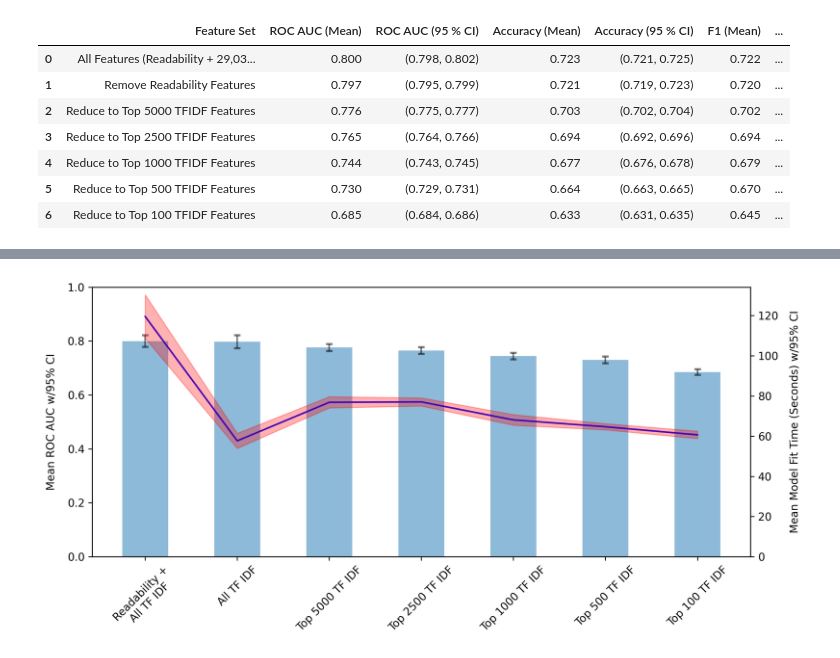
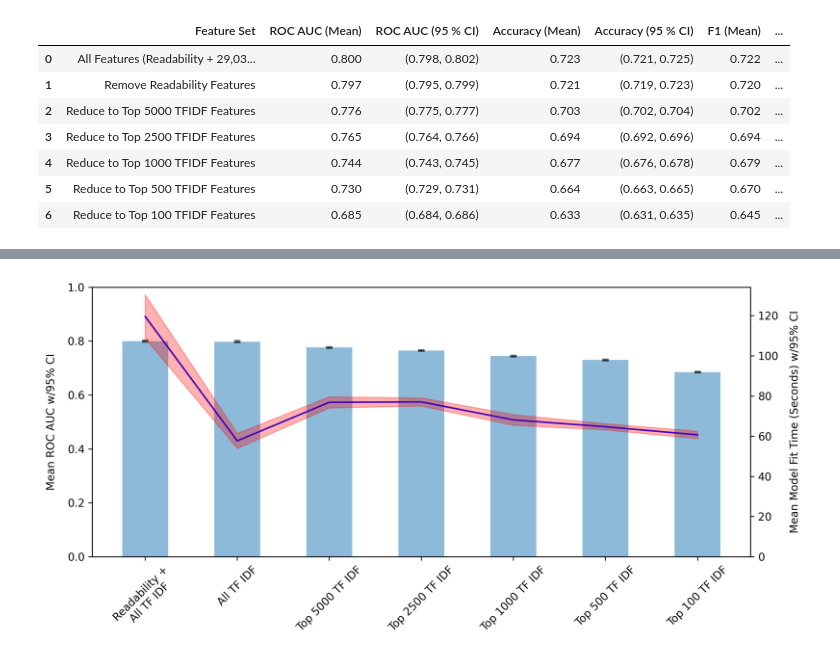
Before and after one commit to Tstrebe2/predicting-text-difficulty, a Jupyter notebook: notebooks/supervised-learning/feature-ablation.ipynb, the cells around one changed output, grey strips where cells are left out. Saved outputs shown, nothing was run; the diff lists cells and outputs as text; code cells hidden in the pictures.

```diff
--- a/notebooks/supervised-learning/feature-ablation.ipynb
+++ b/notebooks/supervised-learning/feature-ablation.ipynb
@@ -244,32 +224,32 @@ for i, model_name in enumerate(cv_result_dict.keys()):
   low_fit_time, high_fit_time = st.t.interval(alpha=0.95, df=y_fit_time.shape[0]-1, loc=y_fit_time_means[i], scale=st.sem(y_fit_time))
   low_auc, high_auc = st.t.interval(alpha=0.95, df=y_auc.shape[0]-1, loc=y_auc_means[i], scale=st.sem(y_auc))
 
   y_fit_time_ci_low[i] = low_fit_time
   y_fit_time_ci_high[i] = high_fit_time
 
   y_auc_ci_low[i] = low_auc
 
 x = list(map(lambda x: x_tick_map[x], cv_result_dict.keys()))
 
 fig = plt.figure(dpi=300, figsize=(10, 4.8))
 ax1 = plt.gca()
 
 ax1.bar(x, y_auc_means, width=.5, alpha=.5, zorder=0)
-ax1.errorbar(x, y_auc_means, yerr=(y_auc_means-y_auc_ci_low)*10, barsabove=True, capsize=3, capthick=2, ecolor='black', color='None', alpha=.5, zorder=1)
+ax1.errorbar(x, y_auc_means, yerr=(y_auc_means-y_auc_ci_low), barsabove=True, capsize=3, capthick=2, ecolor='black', color='None', alpha=.5, zorder=1)
 ax1.set_ylim(0, 1)
 ax1.set_ylabel('Mean ROC AUC w/95% CI', labelpad=10)
 
 ax2 = ax1.twinx()
 ax2.plot(x, y_fit_time_means, '-b', zorder=2)
 ax2.fill_between(x, y_fit_time_ci_low, y_fit_time_ci_high, color='red', alpha=.3, zorder=3)
 ax2.set_ylim(0)
 ax2.set_ylabel('Mean Model Fit Time (Seconds) w/95% CI', labelpad=10)
 
 for xlabel in ax1.get_xticklabels():
     xlabel.set_rotation(45)
 
 fig.tight_layout()
 plt.savefig('/content/drive/MyDrive/milestone-ii/feature-ablation-tradeoff.png', format='png', orientation='landscape')
 plt.show()
 # %% [output]
-[figure, old version]
+[figure, new version]
```
Also changed, not shown: parts of 2 cells of this notebook.
